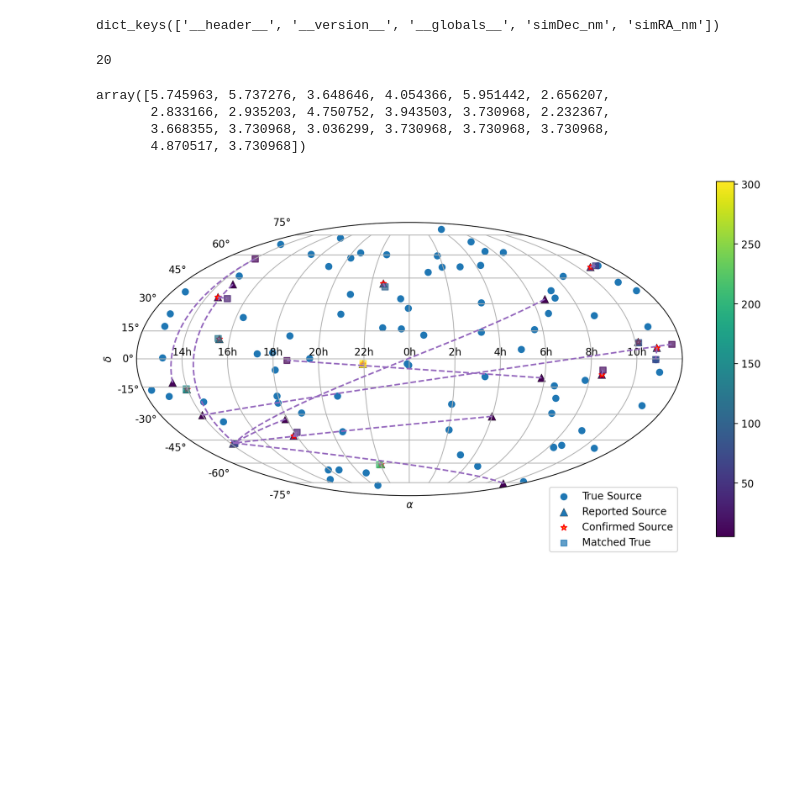
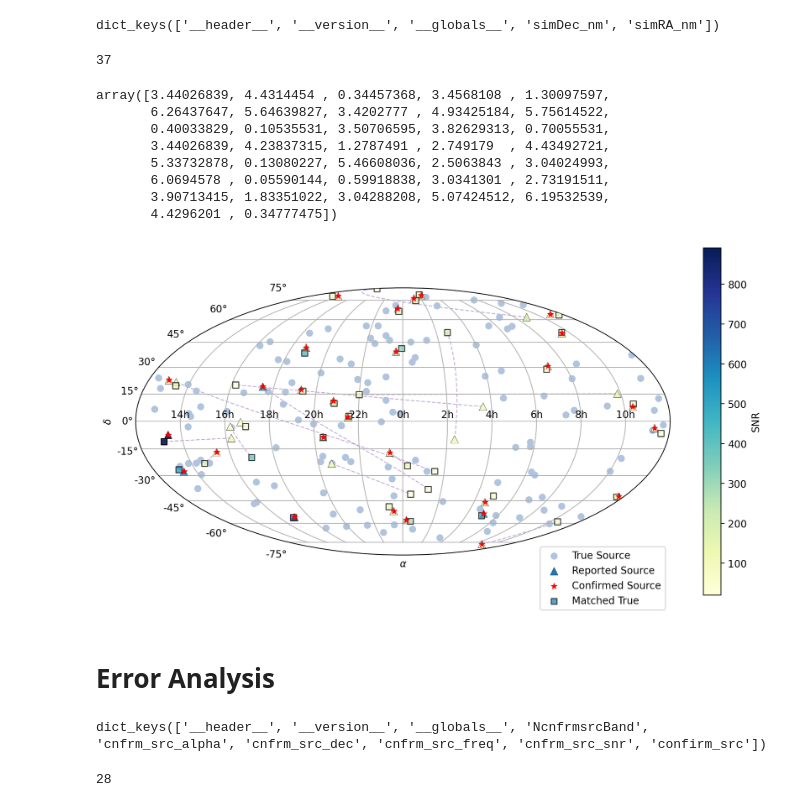
Before and after one commit to yanwang2012/RAAPTR, a Jupyter notebook: GENSIMDATA/mollweide.ipynb, the cells around one changed output. Drawn from its saved outputs; the diff is of its cells as text; code cells hidden in the pictures; blank space fills up the shorter version.

```diff
--- a/GENSIMDATA/mollweide.ipynb
+++ b/GENSIMDATA/mollweide.ipynb
@@ -11,3 +11,10 @@ simSrc = loadmat('GWBsimDataSKASrlz1Nrlz1.mat')
+# %%
+simDir = '/Users/qyq/Library/Mobile Documents/com~apple~CloudDocs/Research/PulsarTiming/SimDATA/MultiSource/Investigation/Final/realizations/2bands/simData/Band_opt_diff/'
+estDir = '/Users/qyq/Library/Mobile Documents/com~apple~CloudDocs/Research/PulsarTiming/SimDATA/MultiSource/Investigation/Final/realizations/2bands/results_diff_opt_xMBLT/'
+rlzFile = 'GWBsimDataSKASrlz3Nrlz1'
+psrFile = '/Users/qyq/Library/Mobile Documents/com~apple~CloudDocs/Research/PulsarTiming/GENSIMDATA/msps.mat'
+simSrc = loadmat(simDir + rlzFile + '.mat')
+psrs = loadmat(psrFile)
 # %%
 simSrc.keys()
 # %% [output]
@@ -34,0 +48,13 @@ fig.savefig('SourceDist.svg',dpi=300)
+# %%
+# MSPs distribution
+fig = plt.figure(figsize=(12,8), dpi=200)
+ax = fig.add_subplot(111,projection='mollweide')
+alpha = coord.Angle(alphaP*units.rad).wrap_at(180*units.degree).radian
+h = ax.scatter(alpha,deltaP, label='MSPs')
+xlab = ['14h','16h','18h','20h','22h','0h','2h','4h','6h','8h','10h']
+ax.set_xticklabels(xlab)
+ax.set_xlabel(r'$\alpha$')
+ax.set_ylabel(r'$\delta$')
+ax.grid(color='k',linestyle='--',linewidth=0.5)
+plt.legend()
+fig.savefig('./psrs.png',dpi=300, facecolor='white')
@@ -35,10 +63,11 @@ fig.savefig('SourceDist.svg',dpi=300)
 # %% [markdown]
 # iMBLT results
 # %%
-repSrc = loadmat('./results_iMBLT/repSrc_sky.mat')
-cfrSrc = loadmat('./results_iMBLT/CnfrmSrc_sky.mat')
-matSrc = loadmat('./results_iMBLT/matSrc_sky.mat')
-simSrc_nm = loadmat('./results_iMBLT/simSrc_nm_sky.mat')
+snr_threshold = 20
+repSrc = loadmat(estDir + rlzFile + '/repSrc_sky' + str(snr_threshold) + '.mat')
+cfrSrc = loadmat(estDir + rlzFile + '/CnfrmSrc_sky' + str(snr_threshold) + '.mat')
+matSrc = loadmat(estDir + rlzFile + '/matSrc_sky' + str(snr_threshold) + '.mat')
+simSrc_nm = loadmat(estDir + rlzFile + '/simSrc_nm_sky' + str(snr_threshold) + '.mat')
 # %%
 repSrc.keys()
 # %% [output]
@@ -67,7 +96,7 @@ matDec = matSrc['matched_dec_rep']
 matSNR = matSrc['matched_snr_rep']
 simRA_nm = simSrc_nm['simRA_nm']
 simDec_nm = simSrc_nm['simDec_nm']
-# %%
-len(repRA[0])
-# %% [output]
-20
+# %%
+repRA.size
+# %% [output]
+37
@@ -74,33 +109,40 @@ len(repRA[0])
 # %%
 matRA[0]
 # %% [output]
-array([5.745963, 5.737276, 3.648646, 4.054366, 5.951442, 2.656207,
-       2.833166, 2.935203, 4.750752, 3.943503, 3.730968, 2.232367,
-       3.668355, 3.730968, 3.036299, 3.730968, 3.730968, 3.730968,
-       4.870517, 3.730968])
+array([3.44026839, 4.4314454 , 0.34457368, 3.4568108 , 1.30097597,
+       6.26437647, 5.64639827, 3.4202777 , 4.93425184, 5.75614522,
+       0.40033829, 0.10535531, 3.50706595, 3.82629313, 0.70055531,
+       3.44026839, 4.23837315, 1.2787491 , 2.749179  , 4.43492721,
+       5.33732878, 0.13080227, 5.46608036, 2.5063843 , 3.04024993,
+       6.0694578 , 0.05590144, 0.59918838, 3.0341301 , 2.73191511,
+       3.90713415, 1.83351022, 3.04288208, 5.07424512, 6.19532539,
+       4.4296201 , 0.34777475])
 # %%
 fig = plt.figure(figsize=(12,8),dpi=200)
 ax = fig.add_subplot(111, projection='mollweide')
 
 alpha_rep = coord.Angle(repRA * units.rad).wrap_at(180 * units.degree).radian
 alpha_cnfrm = coord.Angle(cnfrmRA * units.rad).wrap_at(180 * units.degree).radian
 alpha_mat = coord.Angle(matRA * units.rad).wrap_at(180 * units.degree).radian
 alpha_sim_nm = coord.Angle(simRA_nm * units.rad).wrap_at(180 * units.degree).radian
 
-f1 = ax.scatter(alpha_sim_nm,simDec_nm,label='True Source')
-f2 = ax.scatter(alpha_rep,repDec,c=repSNR,cmap='viridis',marker='^',s=60,edgecolor='k',lw=.25,label='Reported Source') # using up triangle for reported sources
-f3 = ax.scatter(alpha_cnfrm,cnfrmDec,marker='*',edgecolor='r',label='Confirmed Source') # solid cricle for confirmed sources
-f4 = ax.scatter(alpha_mat,matDec,c=matSNR,cmap='viridis',marker='s', label='Matched True',alpha=0.7) # square for matched true sources
+f1 = ax.scatter(alpha_sim_nm,simDec_nm,label='True Source', zorder=1, color='lightsteelblue')
+f2 = ax.scatter(alpha_rep,repDec,c=repSNR,cmap='YlGnBu',marker='^',s=60,edgecolor='k',lw=.25,label='Reported Source', zorder=2) # using up triangle for reported sources
+f3 = ax.scatter(alpha_cnfrm,cnfrmDec,marker='*',s=40,edgecolor='r',facecolor='r',label='Confirmed Source', lw=0.5, zorder=4) # star for confirmed sources
+f4 = ax.scatter(alpha_mat,matDec,c=matSNR,cmap='YlGnBu',marker='s',edgecolor='k', label='Matched True',alpha=0.7, zorder=3) # square for matched true sources
 
 for i in range(len(repRA[0])):
-    plt.plot([alpha_rep[0][i], alpha_mat[0][i]],[repDec[0][i], matDec[0][i]], ls='--', color = 'C4')
+    plt.plot([alpha_rep[0][i], alpha_mat[0][i]],[repDec[0][i], matDec[0][i]], ls='--', lw=1, color = 'C4', alpha=0.5,
+    zorder=0)
 
 ax.set_xticklabels(xlab)
 ax.set_xlabel(r'$\alpha$')
 ax.set_ylabel(r'$\delta$')
 ax.grid(True)
-fig.colorbar(f2,shrink=0.8)
+fig.colorbar(f2,shrink=0.8, label='SNR')
 ax.legend(bbox_to_anchor=(1.0,.05))
-fig.savefig('MollWeide.svg',dpi=300)
+fig.savefig(estDir + 'fig/' + rlzFile + '/MollWeide' + str(snr_threshold) + '.png',dpi=300,facecolor='white')
 # %% [output]
-[figure, old version]
+[figure, new version]
+# %% [markdown]
+# Error Analysis
@@ -106,0 +152,4 @@ fig.savefig('MollWeide.svg',dpi=300)
+# %%
+cnfrm_src.keys()
+# %% [output]
+dict_keys(['__header__', '__version__', '__globals__', 'NcnfrmsrcBand', 'cnfrm_src_alpha', 'cnfrm_src_dec', 'cnfrm_src_freq', 'cnfrm_src_snr', 'confirm_src'])
@@ -106,0 +161,4 @@ fig.savefig('MollWeide.svg',dpi=300)
+# %%
+cnfrm_src_freq.size
+# %% [output]
+28
```
Also changed, not shown: parts of 19 cells of this notebook, 2 other files.
